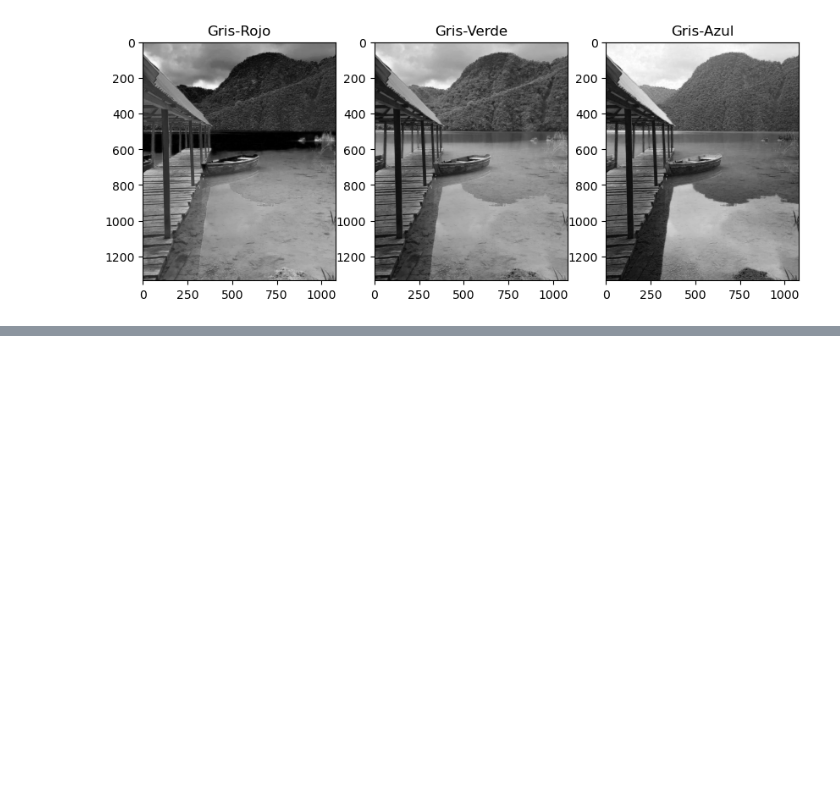
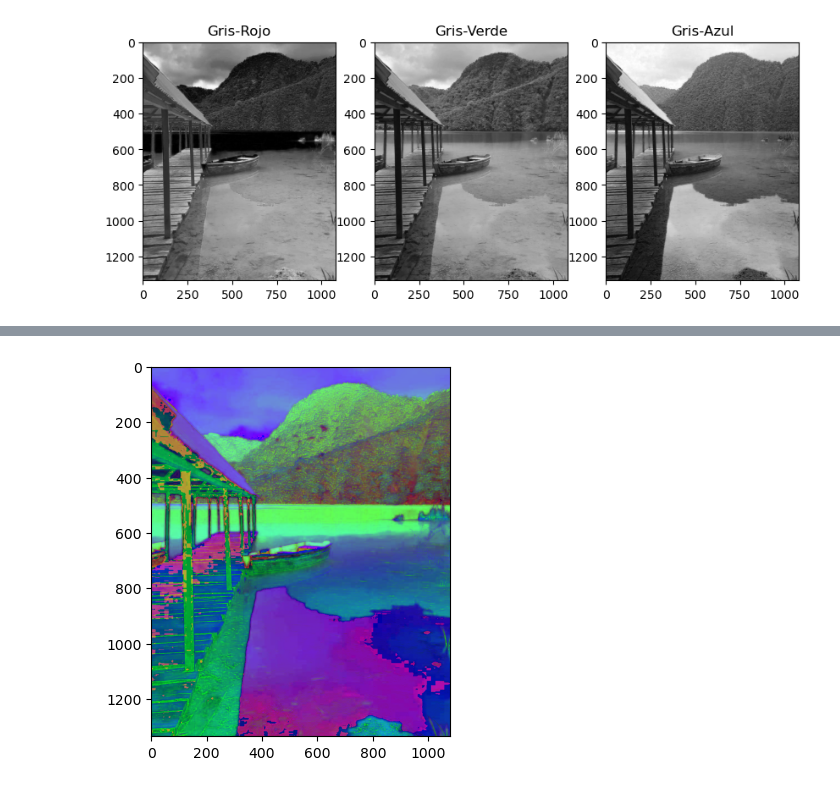
Before and after one commit to pablogalileo/classproject, a Jupyter notebook: Lab1/Lab 1.ipynb, the cells around one changed output, grey strips where cells are left out. Saved outputs shown, nothing was run; the diff lists cells and outputs as text; code cells hidden in the pictures; blank space fills up the shorter version.

```diff
--- a/Lab1/Lab 1.ipynb
+++ b/Lab1/Lab 1.ipynb
@@ -157,0 +250,11 @@ plt.show()
+# %%
+#Pequeña demostración de un formato HSV
+
+# Cargamos imagen en formato RGB
+imagen_rgb = cv2.imread("laguna.jpeg", cv2.IMREAD_COLOR)
+# Convertimos imagen a formato HSV
+imagen_hsv = cv2.cvtColor(imagen_rgb, cv2.COLOR_BGR2HSV)
+plt.imshow(imagen_hsv)
+plt.show()
+# %% [output]
+[figure, added]
```
Also changed, not shown: parts of 4 cells of this notebook, 1 other file.
